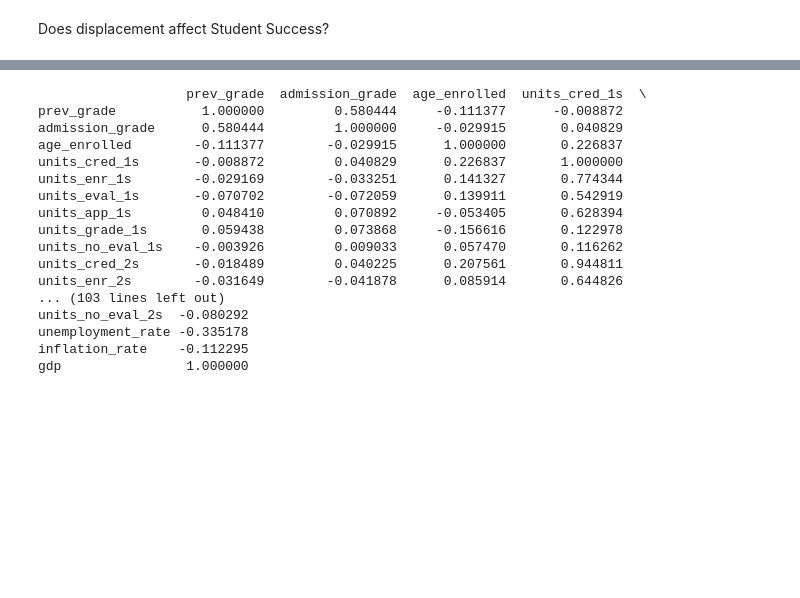
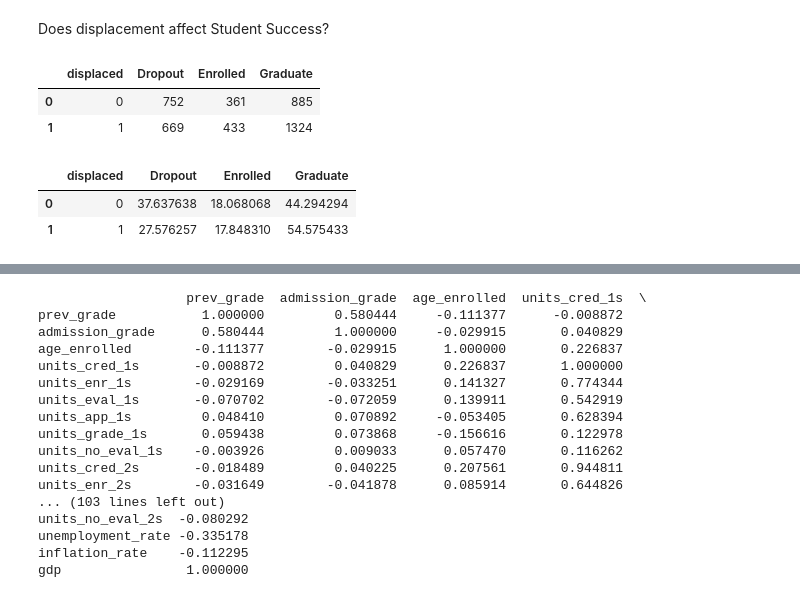
Before and after one commit to elijahlopez94/predicting_student_success, a Jupyter notebook: student_success.ipynb, the cells around one changed output, grey strips where cells are left out. Saved outputs shown, nothing was run; the diff lists cells and outputs as text; code cells hidden in the pictures; blank space fills up the shorter version.

```diff
--- a/student_success.ipynb
+++ b/student_success.ipynb
@@ -372,2 +413,25 @@ Reject the null hypothesis in favor of the alternative.
 # %% [markdown]
 Does displacement affect Student Success?
+# %%
+# Group by displaced and count target
+displaced_target_df = cat_df.groupby(by=['displaced', 'target']).size().unstack(fill_value=0)
+displaced_target_df.reset_index(inplace=True)
+displaced_target_df.columns.name = None
+displaced_target_df
+# %% [output]
+|  | displaced | Dropout | Enrolled | Graduate |
+| 0 | 0 | 752 | 361 | 885 |
+| 1 | 1 | 669 | 433 | 1324 |
+# %%
+# Convert counts to percentages for evening (0) and morning classes (1)
+perc_displaced_target_df = displaced_target_df.copy()
+perc_displaced_target_df['Total'] = perc_displaced_target_df[['Dropout', 'Enrolled', 'Graduate']].sum(axis=1)
+for category in ['Dropout', 'Enrolled', 'Graduate']:
+    perc_displaced_target_df[category] = (perc_displaced_target_df[category] / perc_displaced_target_df['Total']) * 100
+
+perc_displaced_target_df.drop(columns=['Total'], inplace=True)
+perc_displaced_target_df
+# %% [output]
+|  | displaced | Dropout | Enrolled | Graduate |
+| 0 | 0 | 37.637638 | 18.068068 | 44.294294 |
+| 1 | 1 | 27.576257 | 17.848310 | 54.575433 |
```
Also changed, not shown: parts of 15 cells of this notebook.
